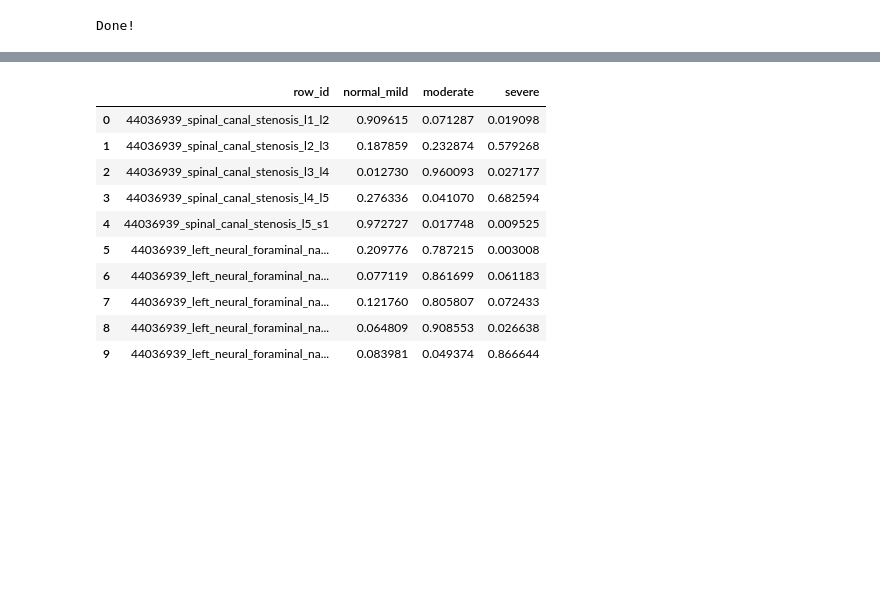
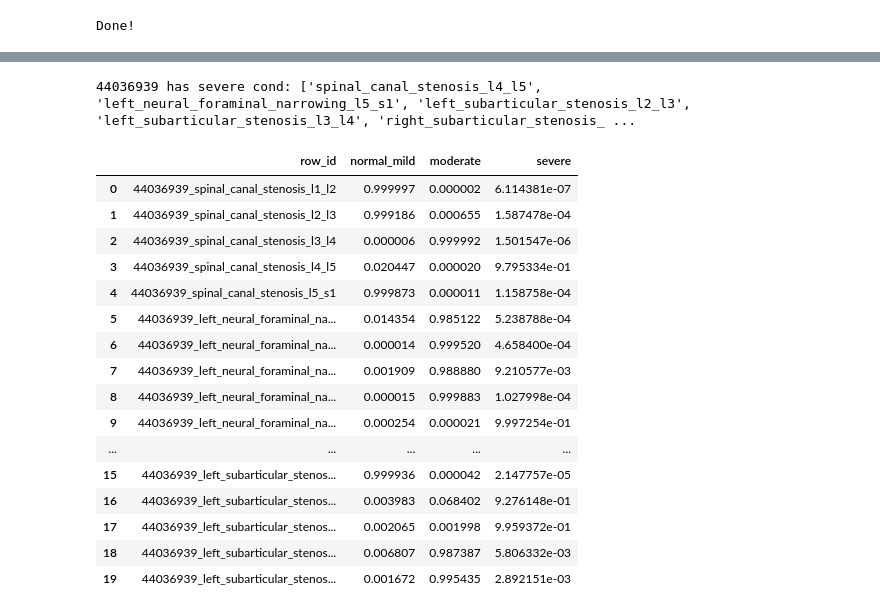
Before and after one commit to m5k5/RSNA2024, a Jupyter notebook: test.ipynb, the cells around one changed output, grey strips where cells are left out. Drawn from its saved outputs; the diff is of its cells as text; code cells hidden in the pictures; blank space fills up the shorter version.

```diff
--- a/test.ipynb
+++ b/test.ipynb
@@ -371,17 +369,57 @@ right_subarticular_stenosis_l5_s1 mild: [0.6132383  0.30246177 0.08429996]
+# %%
+from scipy.special import softmax
+
+entries = []
+
+for studyId in results.keys():
+    severeConds=[]
+    for condIdx, cond in enumerate(allLabels):
+        instance = np.array(results[studyId])[:,:,condIdx]
+        probs= softmax(instance, axis=1)
+
+        mildProbs = probs[:,0]
+        moderateProbs = probs[:,1]
+        severeProbs = probs[:,2]
+
+        if np.max(severeProbs) > 0.9:
+            # If there is any slice with a high probability of a severe condition, use this as final prob
+            idx = np.argmax(severeProbs)
+            finalProb = probs[idx]
+            severeConds.append(cond)
+            # print(f"Severe condition: {cond} with probs {severeProbs}")
+        elif np.max(moderateProbs) > 0.9:
+            idx = np.argmax(moderateProbs)
+            finalProb = probs[idx]
+        elif np.max(mildProbs) > np.max(severeProbs) and np.max(mildProbs) > np.max(moderateProbs):
+            idx = np.argmax(mildProbs)
+            finalProb = probs[idx]
+        else:
+            finalProb = [0.9,0.05,0.05]
+
+        entries.append([f"{studyId}_{cond}", *finalProb])
+    print(f"{studyId} has severe cond: {severeConds}")
+# %% [output]
+44036939 has severe cond: ['spinal_canal_stenosis_l4_l5', 'left_neural_foraminal_narrowing_l5_s1', 'left_subarticular_stenosis_l2_l3', 'left_subarticular_stenosis_l3_l4', 'right_subarticular_stenosis_ ...
 # %%
 dfSubmission = pd.DataFrame(entries, columns=["row_id","normal_mild","moderate","severe"])
-dfSubmission.head(10)
+dfSubmission.head(20)
 # %% [output]
 |  | row_id | normal_mild | moderate | severe |
-| 0 | 44036939_spinal_canal_stenosis_l1_l2 | 0.909615 | 0.071287 | 0.019098 |
-| 1 | 44036939_spinal_canal_stenosis_l2_l3 | 0.187859 | 0.232874 | 0.579268 |
-| 2 | 44036939_spinal_canal_stenosis_l3_l4 | 0.012730 | 0.960093 | 0.027177 |
-| 3 | 44036939_spinal_canal_stenosis_l4_l5 | 0.276336 | 0.041070 | 0.682594 |
-| 4 | 44036939_spinal_canal_stenosis_l5_s1 | 0.972727 | 0.017748 | 0.009525 |
-| 5 | 44036939_left_neural_foraminal_na... | 0.209776 | 0.787215 | 0.003008 |
-| 6 | 44036939_left_neural_foraminal_na... | 0.077119 | 0.861699 | 0.061183 |
-| 7 | 44036939_left_neural_foraminal_na... | 0.121760 | 0.805807 | 0.072433 |
-| 8 | 44036939_left_neural_foraminal_na... | 0.064809 | 0.908553 | 0.026638 |
-| 9 | 44036939_left_neural_foraminal_na... | 0.083981 | 0.049374 | 0.866644 |
+| 0 | 44036939_spinal_canal_stenosis_l1_l2 | 0.999997 | 0.000002 | 6.114381e-07 |
+| 1 | 44036939_spinal_canal_stenosis_l2_l3 | 0.999186 | 0.000655 | 1.587478e-04 |
+| 2 | 44036939_spinal_canal_stenosis_l3_l4 | 0.000006 | 0.999992 | 1.501547e-06 |
+| 3 | 44036939_spinal_canal_stenosis_l4_l5 | 0.020447 | 0.000020 | 9.795334e-01 |
+| 4 | 44036939_spinal_canal_stenosis_l5_s1 | 0.999873 | 0.000011 | 1.158758e-04 |
+| 5 | 44036939_left_neural_foraminal_na... | 0.014354 | 0.985122 | 5.238788e-04 |
+| 6 | 44036939_left_neural_foraminal_na... | 0.000014 | 0.999520 | 4.658400e-04 |
+| 7 | 44036939_left_neural_foraminal_na... | 0.001909 | 0.988880 | 9.210577e-03 |
+| 8 | 44036939_left_neural_foraminal_na... | 0.000015 | 0.999883 | 1.027998e-04 |
+| 9 | 44036939_left_neural_foraminal_na... | 0.000254 | 0.000021 | 9.997254e-01 |
+| ... | ... | ... | ... | ... |
+| 15 | 44036939_left_subarticular_stenos... | 0.999936 | 0.000042 | 2.147757e-05 |
+| 16 | 44036939_left_subarticular_stenos... | 0.003983 | 0.068402 | 9.276148e-01 |
+| 17 | 44036939_left_subarticular_stenos... | 0.002065 | 0.001998 | 9.959372e-01 |
+| 18 | 44036939_left_subarticular_stenos... | 0.006807 | 0.987387 | 5.806332e-03 |
+| 19 | 44036939_left_subarticular_stenos... | 0.001672 | 0.995435 | 2.892151e-03 |
 # %%
 dfSubmission.to_csv("submission.csv", index=False)
```
Also changed, not shown: parts of 5 cells of this notebook, 1 other file.
